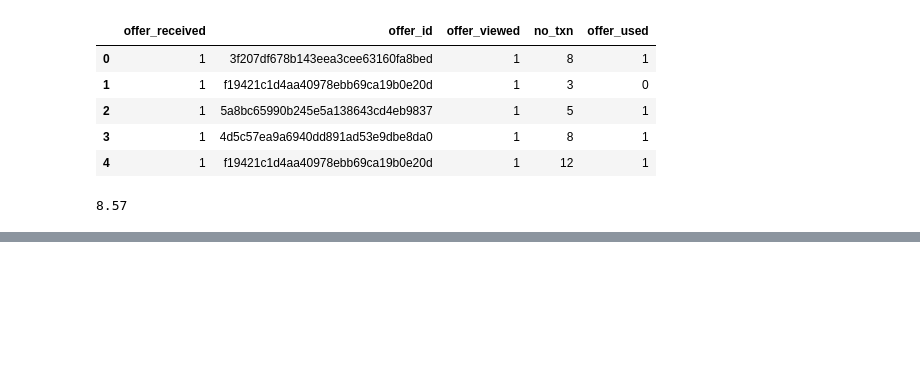
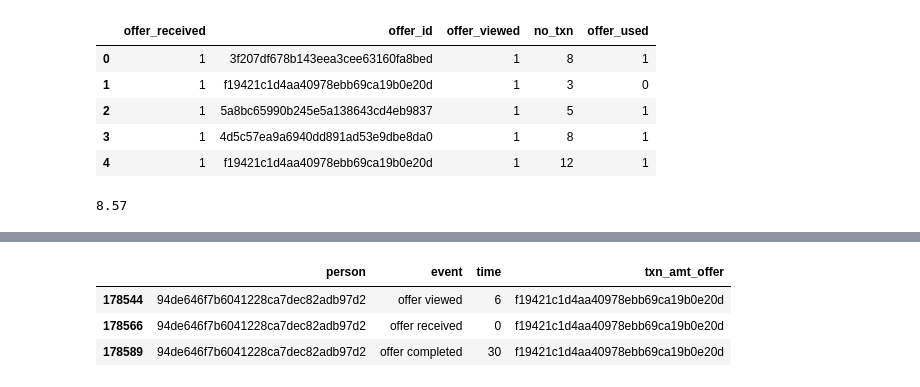
Before and after one commit to srirammanikumar/StarbucksChallenge, a Jupyter notebook: Starbucks_Capstone_notebook.ipynb, the cells around one changed output, grey strips where cells are left out. Drawn from its saved outputs; the diff is of its cells as text; code cells hidden in the pictures; blank space fills up the shorter version.

```diff
--- a/Starbucks_Capstone_notebook.ipynb
+++ b/Starbucks_Capstone_notebook.ipynb
@@ -274,0 +401,23 @@ list(trasncript_sorted.loc[1,'value'].values())[0]
+# %%
+temp_df = transcript_sorted[transcript_sorted['person'] == '94de646f7b6041228ca7dec82adb97d2']
+temp_df[temp_df['event'] == 'offer completed']
+txn_type = []
+
+for val in temp_df.value:
+
+    txn_type.append(list(val.values())[0])
+
+
+temp_df['txn_amt_offer'] = txn_type
+temp_df = temp_df.drop('value',axis=1)
+no_txn = len(temp_df[temp_df['event'] == 'transaction'])
+print(no_txn)
+total_amount = temp_df[temp_df['event'] == 'transaction'].txn_amt_offer.sum()
+print(total_amount)
+temp_df = temp_df[temp_df.event != 'transaction']
+
+for offer in temp_df.txn_amt_offer.unique():
+    offer_temp_df = temp_df[temp_df.txn_amt_offer == offer]
+    received = len(offer_temp_df[offer_temp_df['event'] == 'offer received'])
+    viewed = len(offer_temp_df[offer_temp_df['event'] == 'offer viewed'])
+    completed = len(offer_temp_df[offer_temp_df['event'] == 'offer completed'])
@@ -274,0 +432,8 @@ list(trasncript_sorted.loc[1,'value'].values())[0]
+# %%
+offer_temp_df = temp_df[temp_df.txn_amt_offer == 'f19421c1d4aa40978ebb69ca19b0e20d']
+offer_temp_df
+# %% [output]
+|  | person | event | time | txn_amt_offer |
+| 178544 | 94de646f7b6041228ca7dec82adb97d2 | offer viewed | 6 | f19421c1d4aa40978ebb69ca19b0e20d |
+| 178566 | 94de646f7b6041228ca7dec82adb97d2 | offer received | 0 | f19421c1d4aa40978ebb69ca19b0e20d |
+| 178589 | 94de646f7b6041228ca7dec82adb97d2 | offer completed | 30 | f19421c1d4aa40978ebb69ca19b0e20d |
```
Also changed, not shown: parts of 7 cells of this notebook.
